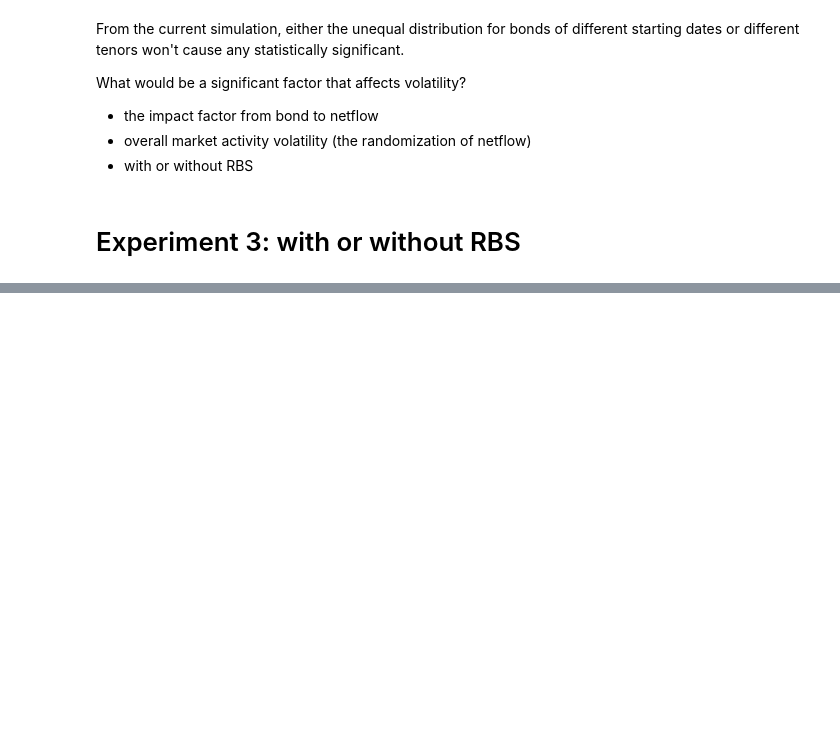
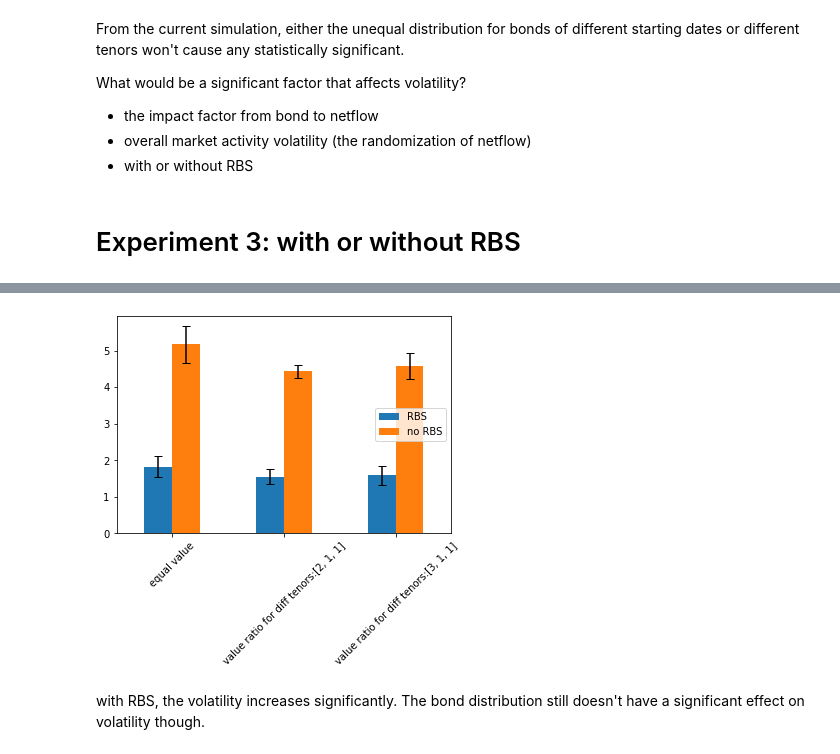
Before and after one commit to OlympusDAO/olympus-digital-twin, a Jupyter notebook: ohmbond_research.ipynb, the cells around one changed output, grey strips where cells are left out. Drawn from its saved outputs; the diff is of its cells as text; code cells hidden in the pictures; blank space fills up the shorter version.

```diff
--- a/ohmbond_research.ipynb
+++ b/ohmbond_research.ipynb
@@ -133,10 +133,10 @@ initial_state = fill_in_initial_state(initial_state, params)
 
 from model.run import load_config, run, post_processing
 # Load the experiment
-exp = load_config(number_runs, params, initial_state, number_steps)
+exp = load_config(number_runs, params, initial_state, number_steps,psub_scenario_option='NoRBS')
 
 # Run the experiment
 raw = run(exp)
 
 # Parse the raw data
-df2 = post_processing(raw)
+df3 = post_processing(raw)
@@ -144,0 +165,8 @@ plot_price_standard_deviation(df3)
+# %%
+from model.utility.visualization import plot_price_standard_deviation_multiple_exps
+exps = [{'label':'RBS','df':df2},{'label':'no RBS','df':df3}]
+plot_price_standard_deviation_multiple_exps(exps)
+# %% [output]
+[figure, added]
+# %% [markdown]
+with RBS, the volatility increases significantly. The bond distribution still doesn't have a significant effect on volatility though.
```
Also changed, not shown: parts of 8 cells of this notebook, 5 other files.
